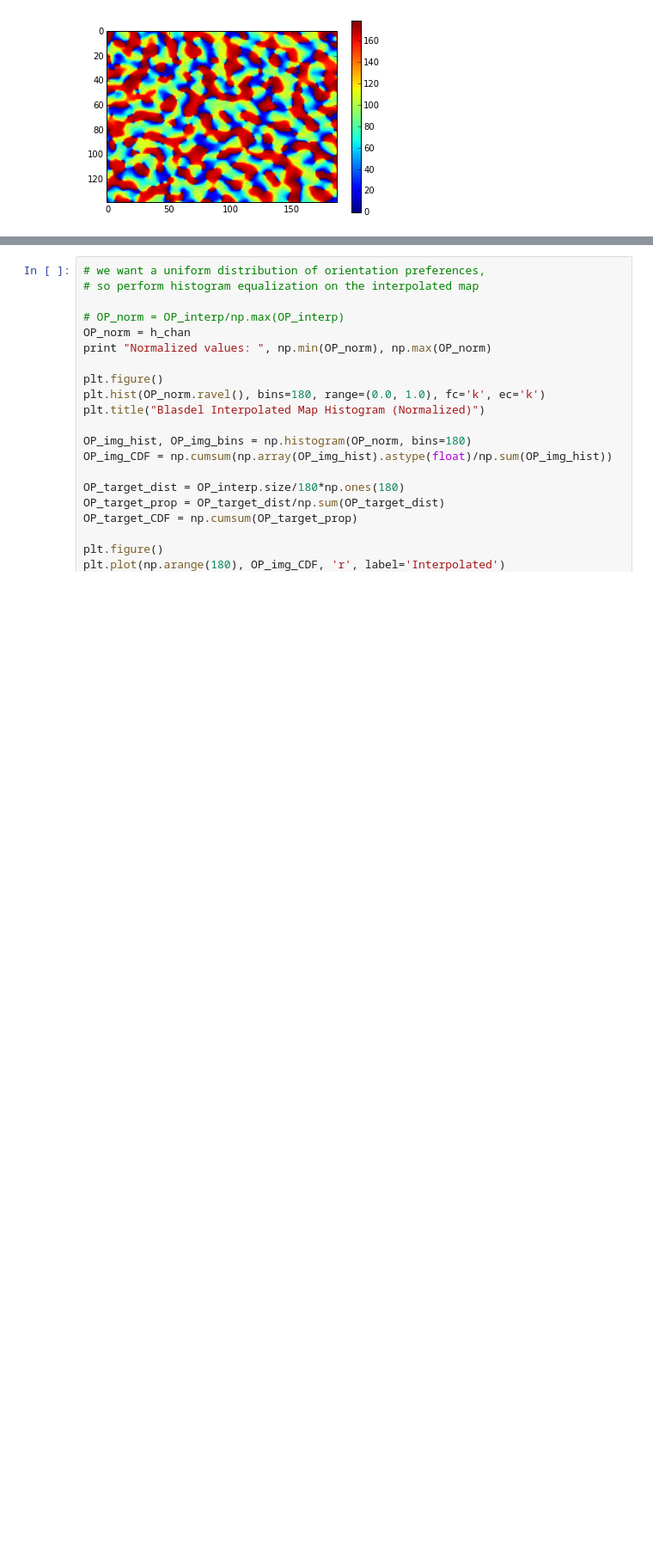
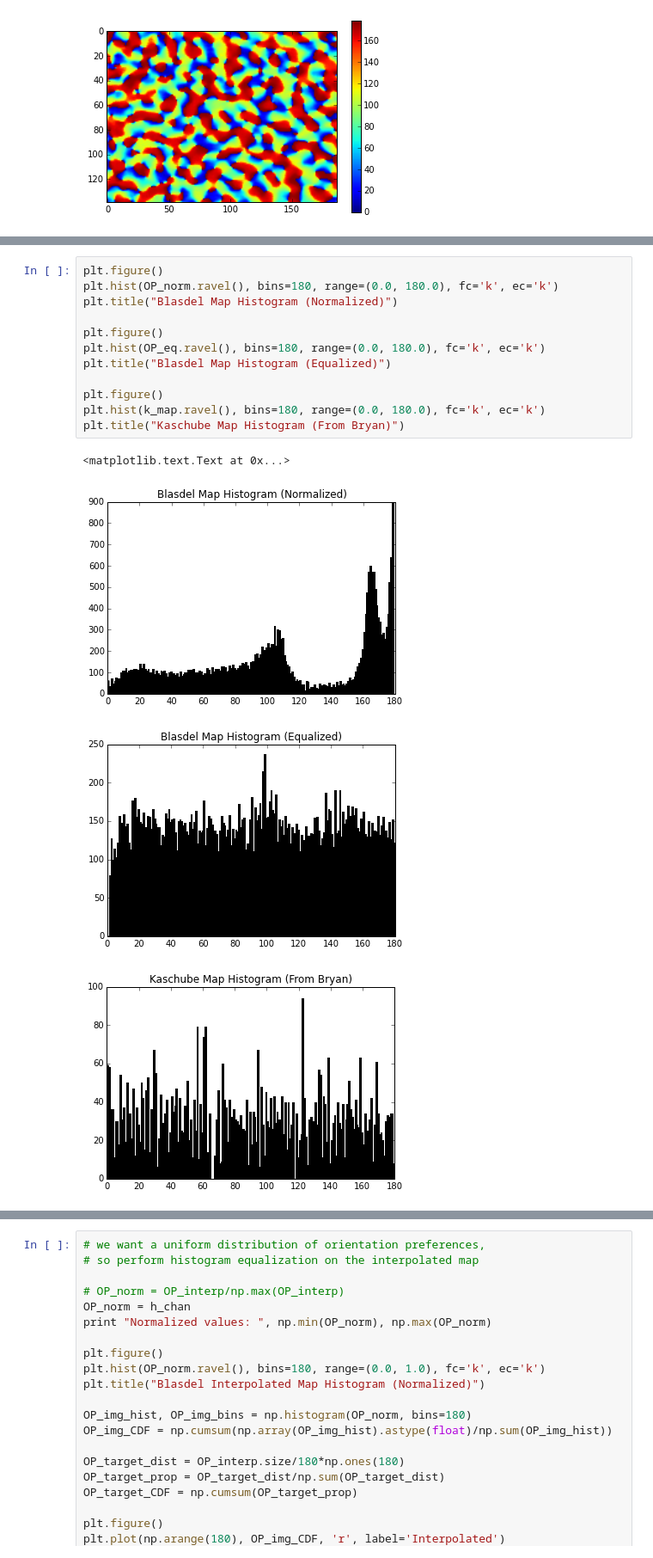
Before and after one commit to benselby/v1_modelling, a Jupyter notebook: mechanistic/map_analysis.ipynb, the cells around one changed output, grey strips where cells are left out. Shown at 86% size. Drawn from its saved outputs; the diff is of its cells as text; blank space fills up the shorter version.

```diff
--- a/mechanistic/map_analysis.ipynb
+++ b/mechanistic/map_analysis.ipynb
@@ -258,3 +278,20 @@ print np.max(OP_eq), np.min(OP_eq)
 [figure]
 [figure]
 [figure]
+# %%
+plt.figure()
+plt.hist(OP_norm.ravel(), bins=180, range=(0.0, 180.0), fc='k', ec='k')
+plt.title("Blasdel Map Histogram (Normalized)")
+
+plt.figure()
+plt.hist(OP_eq.ravel(), bins=180, range=(0.0, 180.0), fc='k', ec='k')
+plt.title("Blasdel Map Histogram (Equalized)")
+
+plt.figure()
+plt.hist(k_map.ravel(), bins=180, range=(0.0, 180.0), fc='k', ec='k')
+plt.title("Kaschube Map Histogram (From Bryan)")
+# %% [output]
+<matplotlib.text.Text at 0x...>
+[figure, added]
+[figure, added]
+[figure, added]
```
Also changed, not shown: parts of 5 cells of this notebook.
